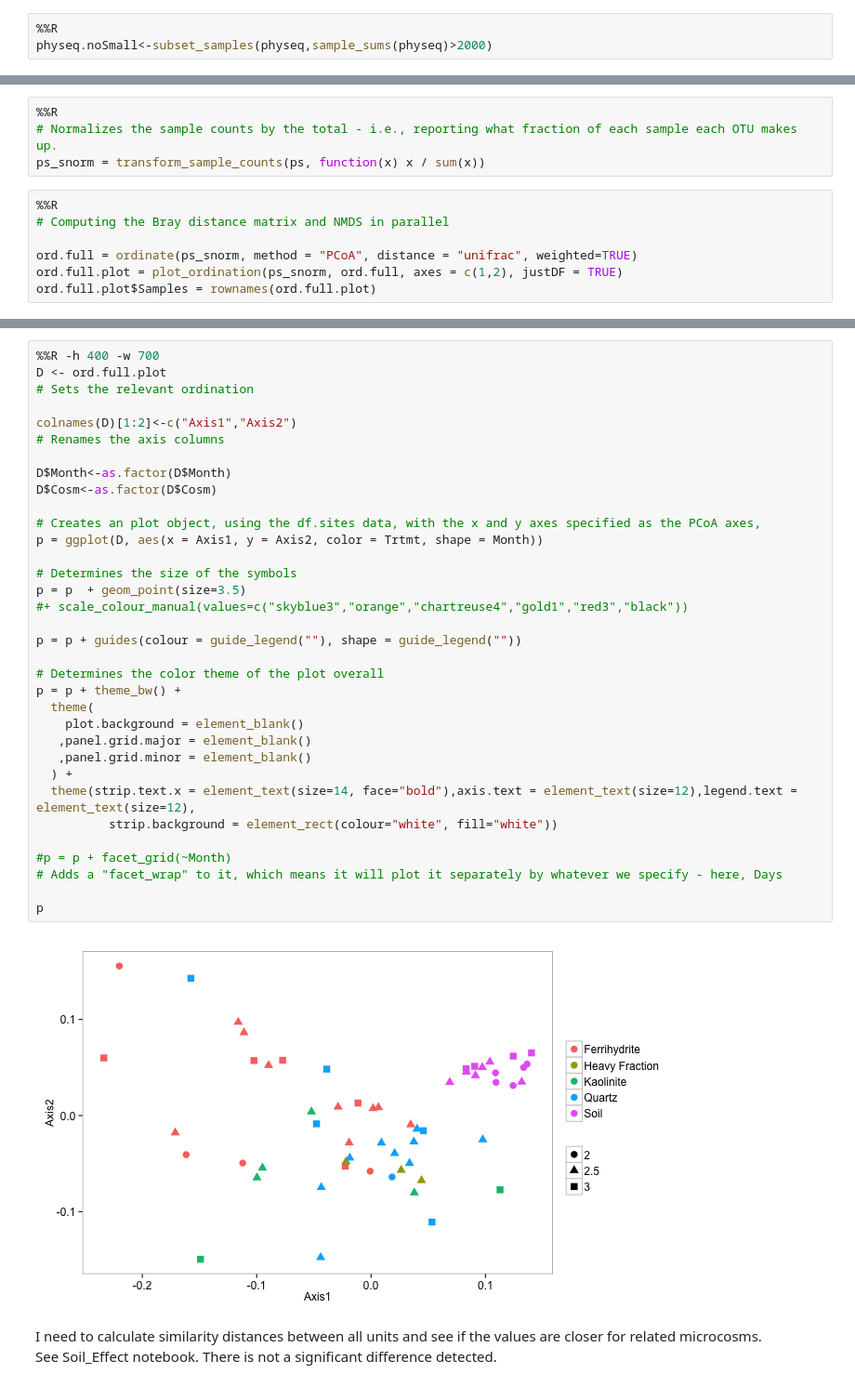
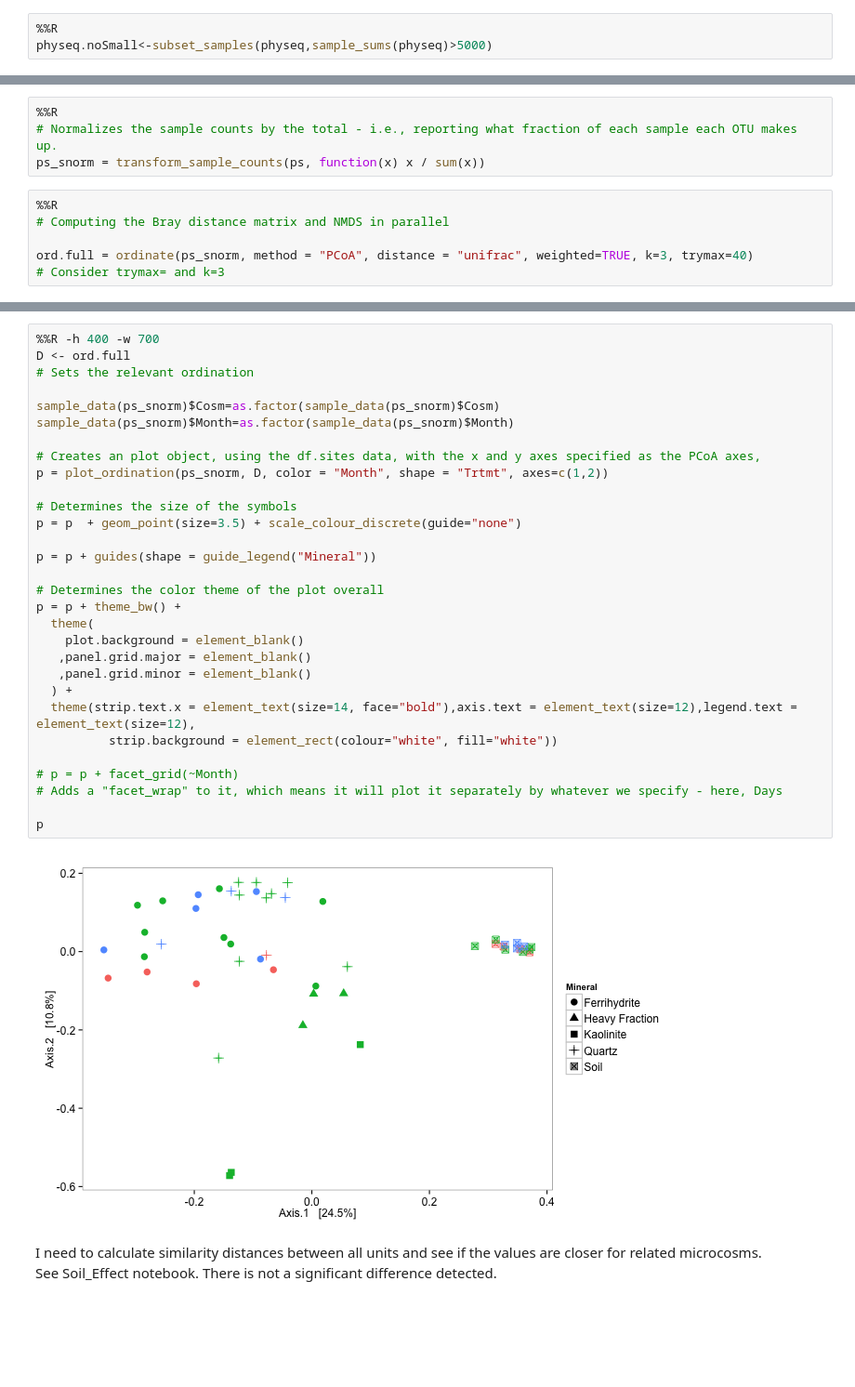
Before and after one commit to TheaWhitman/Mineral16S, a Jupyter notebook: manuscript_figures/Ordination_plots.ipynb, the cells around one changed output, grey strips where cells are left out. Shown at 93% size. Cells and saved outputs as stored; diff of their text form; blank space fills up the shorter version.

```diff
--- a/manuscript_figures/Ordination_plots.ipynb
+++ b/manuscript_figures/Ordination_plots.ipynb
@@ -67,7 +57,7 @@ ps.b = subset_taxa(physeq,Kingdom=="Bacteria")
 ps.b = subset_samples(ps.b,sample_sums(physeq)>2000)
 # %%
 %%R
-physeq.noSmall<-subset_samples(physeq,sample_sums(physeq)>2000)
+physeq.noSmall<-subset_samples(physeq,sample_sums(physeq)>5000)
 # %%
 %%R
 ps <- physeq.noSmall
@@ -79,6 +69,5 @@ ps_snorm = transform_sample_counts(ps, function(x) x / sum(x))
 %%R
 # Computing the Bray distance matrix and NMDS in parallel
 
-ord.full = ordinate(ps_snorm, method = "PCoA", distance = "unifrac", weighted=TRUE)
-ord.full.plot = plot_ordination(ps_snorm, ord.full, axes = c(1,2), justDF = TRUE)
-ord.full.plot$Samples = rownames(ord.full.plot)
+ord.full = ordinate(ps_snorm, method = "PCoA", distance = "unifrac", weighted=TRUE, k=3, trymax=40)
+# Consider trymax= and k=3
@@ -85,39 +76,35 @@ ord.full.plot$Samples = rownames(ord.full.plot)
 # %%
 %%R -h 400 -w 700
-D <- ord.full.plot
+D <- ord.full
 # Sets the relevant ordination
 
-colnames(D)[1:2]<-c("Axis1","Axis2")
-# Renames the axis columns
-
-D$Month<-as.factor(D$Month)
-D$Cosm<-as.factor(D$Cosm)
+sample_data(ps_snorm)$Cosm=as.factor(sample_data(ps_snorm)$Cosm)
+sample_data(ps_snorm)$Month=as.factor(sample_data(ps_snorm)$Month)
 
 # Creates an plot object, using the df.sites data, with the x and y axes specified as the PCoA axes,
-p = ggplot(D, aes(x = Axis1, y = Axis2, color = Trtmt, shape = Month))
+p = plot_ordination(ps_snorm, D, color = "Month", shape = "Trtmt", axes=c(1,2))
 
 # Determines the size of the symbols
-p = p  + geom_point(size=3.5)
-#+ scale_colour_manual(values=c("skyblue3","orange","chartreuse4","gold1","red3","black"))
+p = p  + geom_point(size=3.5) + scale_colour_discrete(guide="none")
 
-p = p + guides(colour = guide_legend(""), shape = guide_legend(""))
+p = p + guides(shape = guide_legend("Mineral"))
 
 # Determines the color theme of the plot overall
 p = p + theme_bw() +
   theme(
     plot.background = element_blank()
    ,panel.grid.major = element_blank()
    ,panel.grid.minor = element_blank()
   ) +
   theme(strip.text.x = element_text(size=14, face="bold"),axis.text = element_text(size=12),legend.text = element_text(size=12),
           strip.background = element_rect(colour="white", fill="white"))
 
-#p = p + facet_grid(~Month)
+# p = p + facet_grid(~Month)
 # Adds a "facet_wrap" to it, which means it will plot it separately by whatever we specify - here, Days
 
 p
 # %% [output]
-[figure, old version]
+[figure, new version]
 # %% [markdown]
 I need to calculate similarity distances between all units and see if the values are closer for related microcosms.
 See Soil_Effect notebook. There is not a significant difference detected.
```
Also changed, not shown: parts of 4 cells of this notebook, 1 other file.
